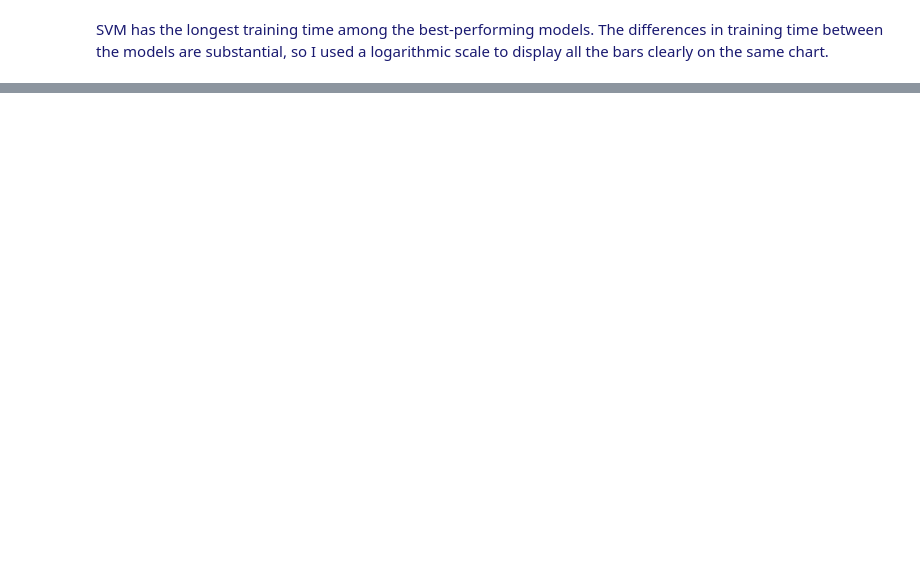
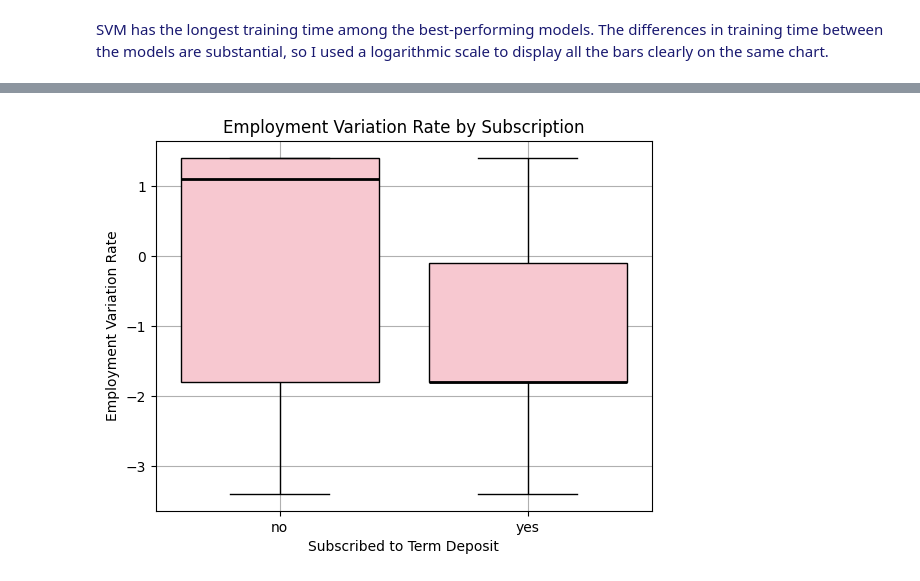
Before and after one commit to vilyapilya/Classification-models-comparison-for-bank-marketing-, a Jupyter notebook: prompt_III.ipynb, the cells around one changed output, grey strips where cells are left out. Drawn from its saved outputs; the diff is of its cells as text; code cells hidden in the pictures; blank space fills up the shorter version.

```diff
--- a/prompt_III.ipynb
+++ b/prompt_III.ipynb
@@ -525,0 +609,18 @@ plt.show()
+# %%
+sns.boxplot(
+    data=df,
+    x="y",
+    y="emp.var.rate",
+    color="pink",
+    capprops=dict(color="black"),
+    boxprops=dict(edgecolor="black"),
+    whiskerprops=dict(color="black"),
+    medianprops=dict(color="black", linewidth=2)
+)
+plt.xlabel("Subscribed to Term Deposit")
+plt.ylabel("Employment Variation Rate")
+plt.title("Employment Variation Rate by Subscription")
+plt.grid(True)
+plt.show()
+# %% [output]
+[figure, added]
```
Also changed, not shown: parts of 23 cells of this notebook, 3 other files.
